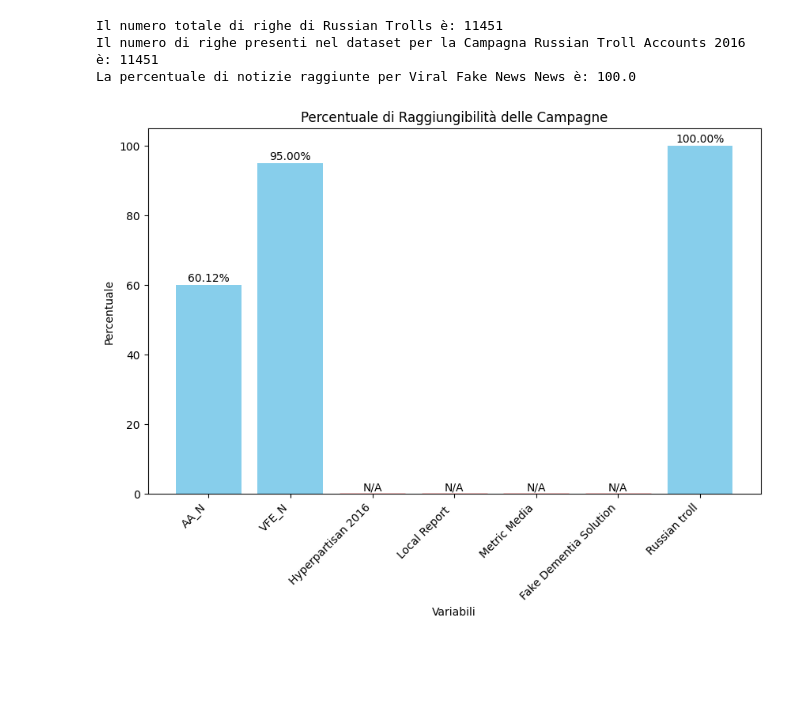
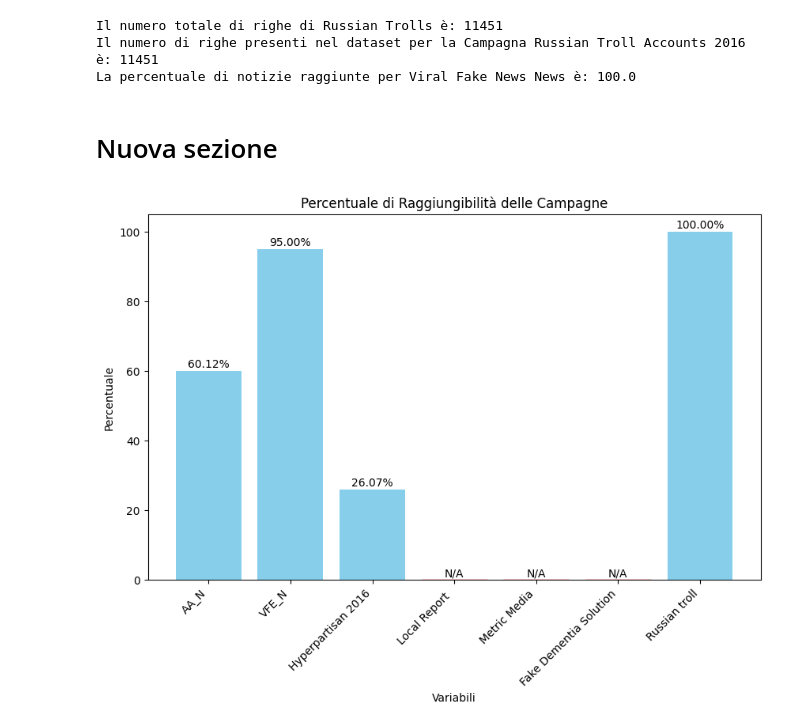
Before and after one commit to Leox48/Disinformation-Threat-Intelligence, a Jupyter notebook: Statistiche_di_reperibilità.ipynb, the cells around one changed output. Cells and saved outputs as stored; diff of their text form; code cells hidden in the pictures; blank space fills up the shorter version.

```diff
--- a/Statistiche_di_reperibilità.ipynb
+++ b/Statistiche_di_reperibilità.ipynb
@@ -24,14 +22,23 @@ import pandas as pd
 dataset_path = '/content/DatasetFinale.xlsx'
 AmericanActionNews_path= '/content/American Action News RAW.xlsx'
 ViralFakeNews_path= '/content/Viral Fake News RAW.xlsx'
+RussianTrolls_path= '/content/Russian Trolls RAW.xlsx'
+Facebook_path= '/content/facebook-fact-check RAW.csv'
 
 # Leggi il file Excel in un DataFrame
 df = pd.read_excel(dataset_path)
 AAN_df= pd.read_excel(AmericanActionNews_path)
 ViralFakeNews_df = pd.read_excel(ViralFakeNews_path)
+Russian_df = pd.read_excel(RussianTrolls_path)
+Facebook_df = pd.read_csv(Facebook_path)
+
+# Stampa le prime righe del DataFrame
+#print(df.head(3)
 # Visualizza le prime righe del DataFrame per verificare che sia stato letto correttamente
 #print(df.head(3))
 #print(AAN_df.head(3))
 
+print(Facebook_df.head(2))
+
 # Stampa i nomi delle colonne
 #print(df.columns)
@@ -88,0 +106,21 @@ La percentuale di notizie raggiunte per Viral Fake News News è: 95.0
+# %%
+# Filtra le righe che hanno "Rating" uguale a "mostly false" o "mixture of true and false"
+filtered_df = Facebook_df[Facebook_df['Rating'].isin(['mostly false', 'mixture of true and false'])]
+
+# Conta il numero di righe che soddisfano il filtro
+numero_righe_Facebook = filtered_df.shape[0]
+
+print(f"Il numero totale di righe di Facebook è: {numero_righe_Facebook}")
+
+# Filtra il DataFrame per le righe dove la colonna "Campagna" è uguale a
+filtrato = df.loc[df['CAMPAGNA'] == 'Hyperpartisan in 2016 American Politic Elections']
+
+# Ottieni il numero di righe del DataFrame filtrato
+numero_righe_filtrate = filtrato.shape[0]
+
+print(f"Il numero di righe presenti nel dataset per la Hyperpartisan in 2016 American Politic Elections è: {numero_righe_filtrate}")
+
+# Calcola la percentuale delle righe filtrate rispetto al totale delle righe
+percentuale_ragg_Facebook = (numero_righe_filtrate / numero_righe_Facebook) * 100
+
+print(f"La percentuale di notizie raggiunte per Viral Fake News News è: {percentuale_ragg_Facebook}")
@@ -114,6 +151,8 @@ print(f"La percentuale di notizie raggiunte per Viral Fake News News è: {percen
 Il numero totale di righe di Russian Trolls è: 11451
 Il numero di righe presenti nel dataset per la Campagna Russian Troll Accounts 2016 è: 11451
 La percentuale di notizie raggiunte per Viral Fake News News è: 100.0
+# %% [markdown]
+# Nuova sezione
 # %%
 import pandas as pd
 import matplotlib.pyplot as plt
@@ -121,7 +160,7 @@ import matplotlib.pyplot as plt
 # Supponiamo di avere queste variabili percentuali
 dati = {
     'Variabile': ['AA_N', 'VFE_N', 'Hyperpartisan 2016', 'Local Report ', 'Metric Media', 'Fake Dementia Solution', 'Russian troll'],
-    'Percentuale': [percentuale_ragg_AAN, percentuale_ragg_ViralFake, None, None, None, None, percentuale_ragg_Russian]
+    'Percentuale': [percentuale_ragg_AAN, percentuale_ragg_ViralFake, percentuale_ragg_Facebook, None, None, None, percentuale_ragg_Russian]
 }
 
 # Creiamo un DataFrame
@@ -129,31 +168,31 @@ df_Plot = pd.DataFrame(dati)
 
 # Gestiamo i valori N/A
 df_Plot['Percentuale'] = df_Plot['Percentuale'].fillna(0)  # Sostituiamo N/A con 0 per plottare
 n_a_indices = df_Plot[df_Plot['Percentuale'] == 0].index  # Indici dei valori N/A
 
 # Creiamo un grafico a barre
 plt.figure(figsize=(10, 6))
 bars = plt.bar(df_Plot['Variabile'], df_Plot['Percentuale'], color='skyblue')
 
 # Colore diverso per i valori N/A
 for i in n_a_indices:
     bars[i].set_color('red')
 
 # Aggiungiamo titoli e etichette
 plt.title('Percentuale di Raggiungibilità delle Campagne')
 plt.xlabel('Variabili')
 plt.ylabel('Percentuale')
 
 # Aggiungiamo le percentuali sopra le barre
 for index, value in enumerate(df_Plot['Percentuale']):
     label = 'N/A' if index in n_a_indices else f'{value:.2f}%'  # Formattiamo il valore a due cifre decimali
     plt.text(index, value + 1, label, ha='center')
 
 
 # Ruotiamo le etichette delle x
 plt.xticks(rotation=45, ha='right')
 
 # Mostriamo il grafico
 plt.show()
 # %% [output]
-[figure, old version]
+[figure, new version]
```
Also changed, not shown: parts of 5 cells of this notebook.
